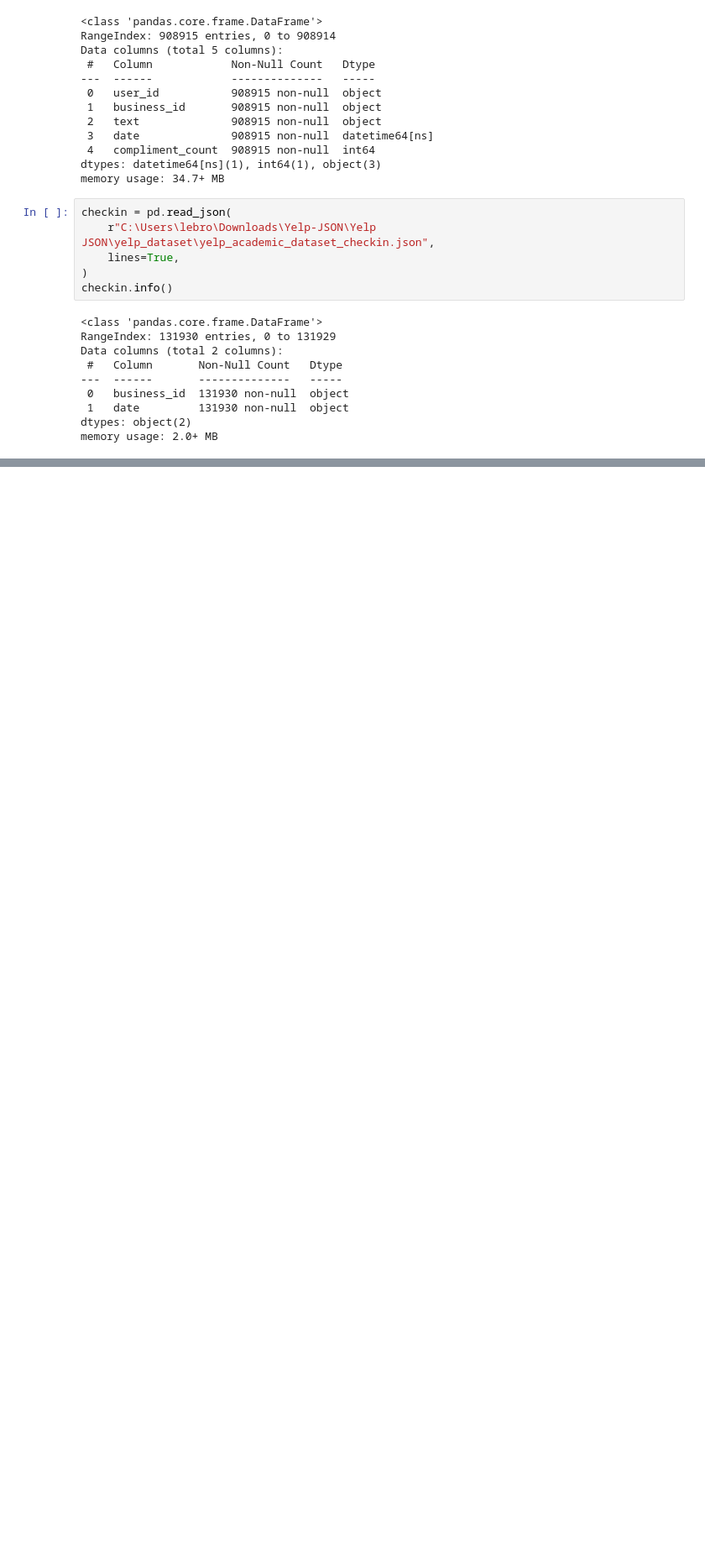
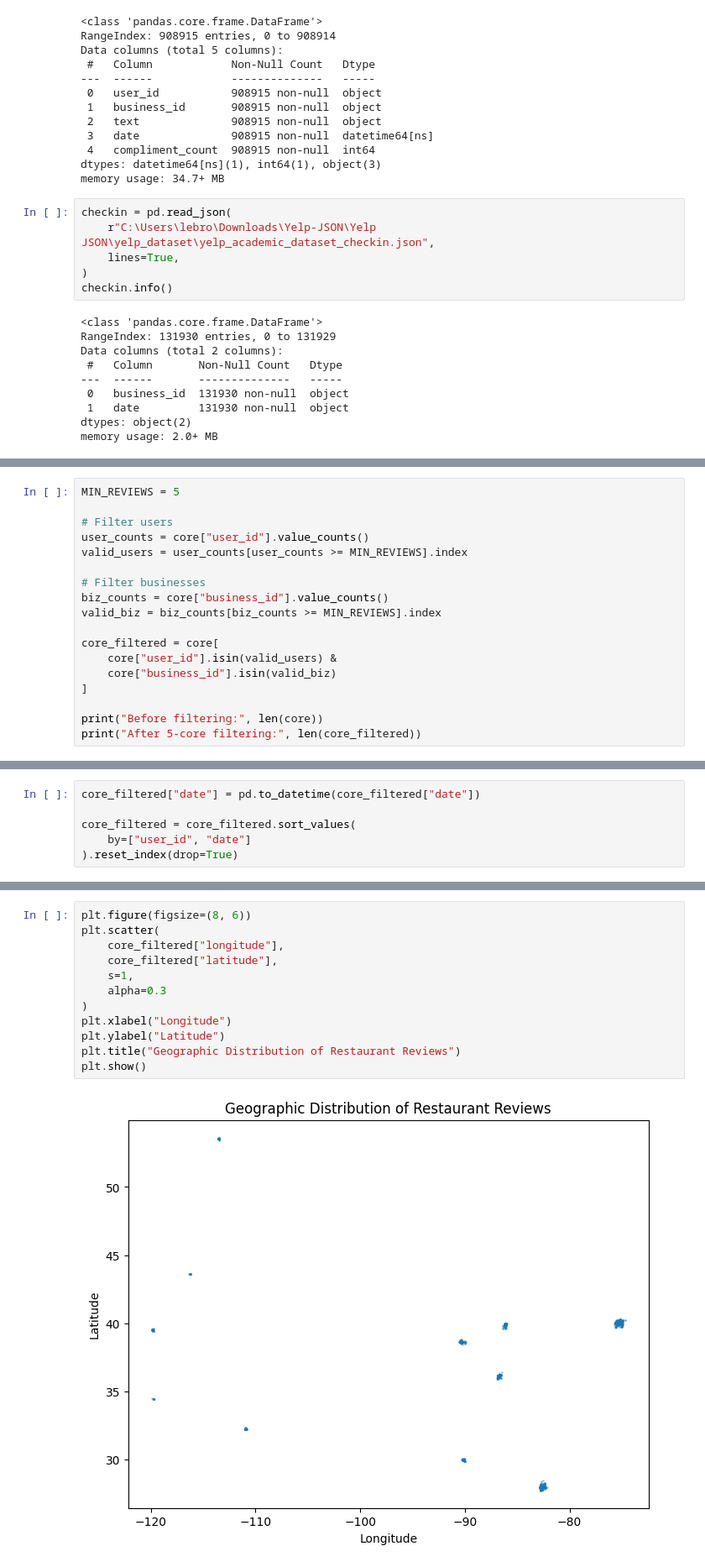
Before and after one commit to bron322/YelpFYP, a Jupyter notebook: YelpDataset.ipynb, the cells around one changed output, grey strips where cells are left out. Shown at 84% size. Saved outputs shown, nothing was run; the diff lists cells and outputs as text; blank space fills up the shorter version.

```diff
--- a/YelpDataset.ipynb
+++ b/YelpDataset.ipynb
@@ -177,0 +247,18 @@ plt.show()
+# %%
+MIN_REVIEWS = 5
+
+# Filter users
+user_counts = core["user_id"].value_counts()
+valid_users = user_counts[user_counts >= MIN_REVIEWS].index
+
+# Filter businesses
+biz_counts = core["business_id"].value_counts()
+valid_biz = biz_counts[biz_counts >= MIN_REVIEWS].index
+
+core_filtered = core[
+    core["user_id"].isin(valid_users) &
+    core["business_id"].isin(valid_biz)
+]
+
+print("Before filtering:", len(core))
+print("After 5-core filtering:", len(core_filtered))
@@ -177,0 +270,6 @@ plt.show()
+# %%
+core_filtered["date"] = pd.to_datetime(core_filtered["date"])
+
+core_filtered = core_filtered.sort_values(
+    by=["user_id", "date"]
+).reset_index(drop=True)
@@ -177,0 +291,14 @@ plt.show()
+# %%
+plt.figure(figsize=(8, 6))
+plt.scatter(
+    core_filtered["longitude"],
+    core_filtered["latitude"],
+    s=1,
+    alpha=0.3
+)
+plt.xlabel("Longitude")
+plt.ylabel("Latitude")
+plt.title("Geographic Distribution of Restaurant Reviews")
+plt.show()
+# %% [output]
+[figure, added]
```
Also changed, not shown: parts of 60 cells of this notebook.
